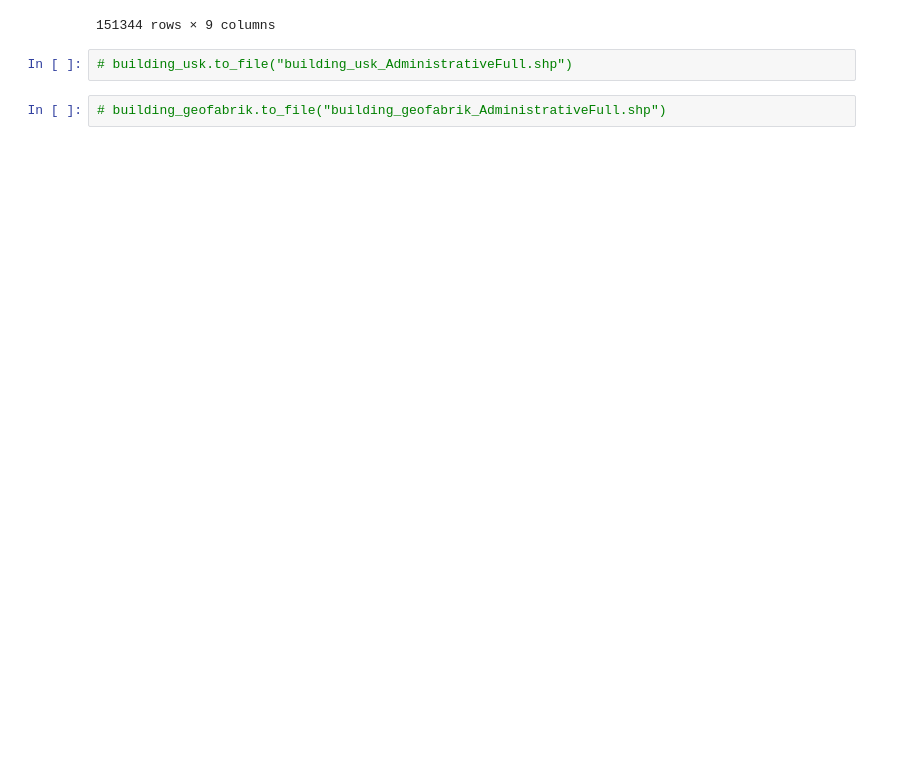
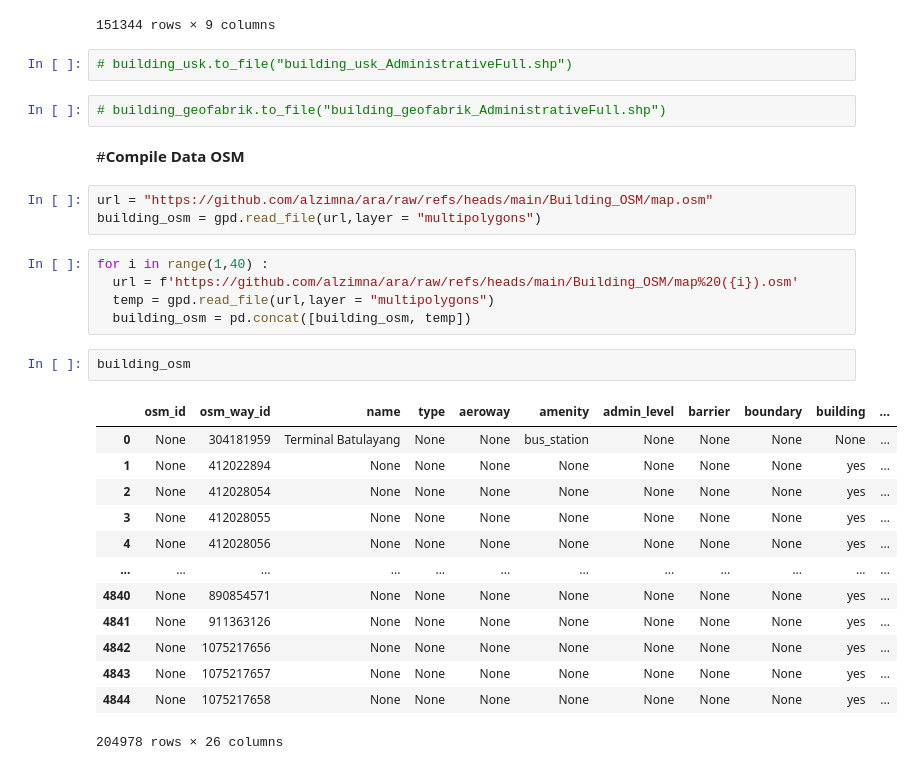
Before and after one commit to alzimna/ara, a Jupyter notebook: Code/ara_team_project.ipynb, the cells around one changed output. Cells and saved outputs as stored; diff of their text form; blank space fills up the shorter version.

```diff
--- a/Code/ara_team_project.ipynb
+++ b/Code/ara_team_project.ipynb
@@ -527,3 +487,29 @@ building_geofabrik
 # building_usk.to_file("building_usk_AdministrativeFull.shp")
 # %%
 # building_geofabrik.to_file("building_geofabrik_AdministrativeFull.shp")
+# %% [markdown]
+#**Compile Data OSM**
+# %%
+url = "https://github.com/alzimna/ara/raw/refs/heads/main/Building_OSM/map.osm"
+building_osm = gpd.read_file(url,layer = "multipolygons")
+# %%
+for i in range(1,40) :
+  url = f'https://github.com/alzimna/ara/raw/refs/heads/main/Building_OSM/map%20({i}).osm'
+  temp = gpd.read_file(url,layer = "multipolygons")
+  building_osm = pd.concat([building_osm, temp])
+# %%
+building_osm
+# %% [output]
+|  | osm_id | osm_way_id | name | type | aeroway | amenity | admin_level | barrier | boundary | building | ... |
+| 0 | None | 304181959 | Terminal Batulayang | None | None | bus_station | None | None | None | None | ... |
+| 1 | None | 412022894 | None | None | None | None | None | None | None | yes | ... |
+| 2 | None | 412028054 | None | None | None | None | None | None | None | yes | ... |
+| 3 | None | 412028055 | None | None | None | None | None | None | None | yes | ... |
+| 4 | None | 412028056 | None | None | None | None | None | None | None | yes | ... |
+| ... | ... | ... | ... | ... | ... | ... | ... | ... | ... | ... | ... |
+| 4840 | None | 890854571 | None | None | None | None | None | None | None | yes | ... |
+| 4841 | None | 911363126 | None | None | None | None | None | None | None | yes | ... |
+| 4842 | None | 1075217656 | None | None | None | None | None | None | None | yes | ... |
+| 4843 | None | 1075217657 | None | None | None | None | None | None | None | yes | ... |
+| 4844 | None | 1075217658 | None | None | None | None | None | None | None | yes | ... |
+204978 rows × 26 columns
```
Also changed, not shown: parts of 39 cells of this notebook.
